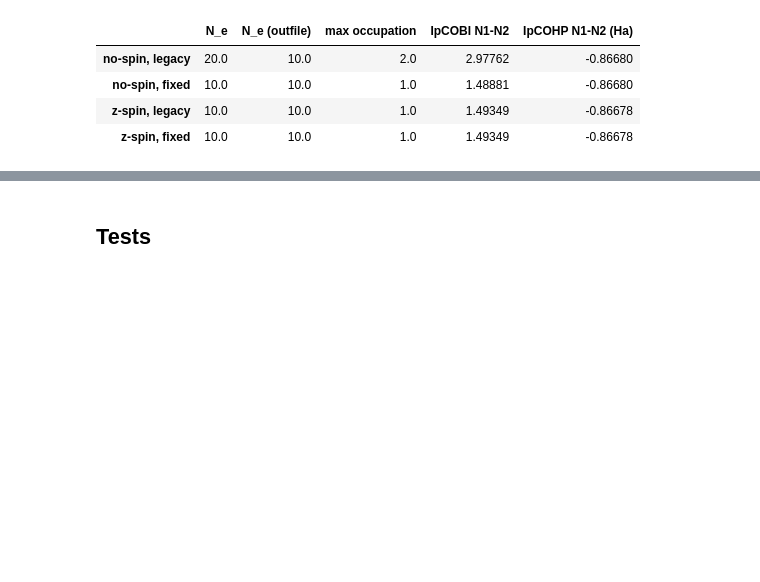
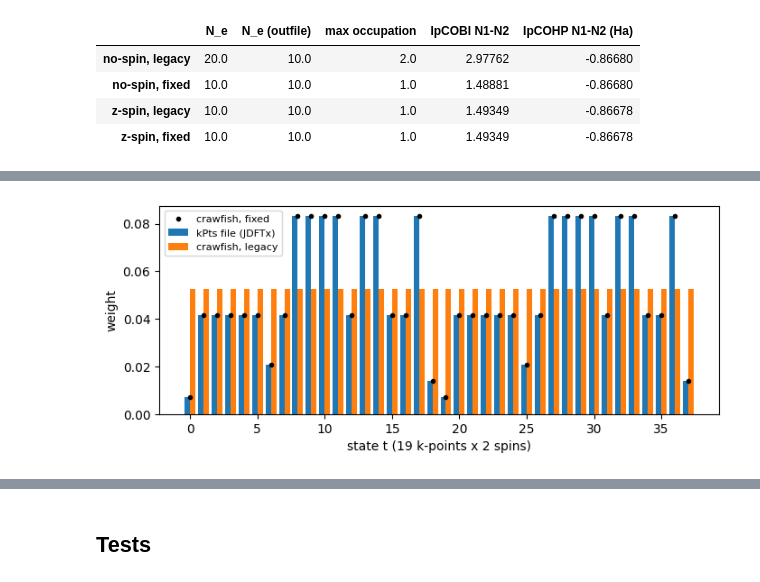
Before and after one commit to benrich37/crawfish, a Jupyter notebook: examples/fix_comparisons/F4_F8_inputs_and_normalization.ipynb, the cells around one changed output, grey strips where cells are left out. Cells and saved outputs as stored; diff of their text form; code cells hidden in the pictures; blank space fills up the shorter version.

```diff
--- a/examples/fix_comparisons/F4_F8_inputs_and_normalization.ipynb
+++ b/examples/fix_comparisons/F4_F8_inputs_and_normalization.ipynb
@@ -226,0 +226,79 @@ plt.show()
+# %%
+import warnings
+from crawfish.funcs.pcohp import _get_pcohp_tj
+from crawfish.funcs.dos import get_pdos_tj
+from crawfish.utils.indexing import get_orb_idcs
+from crawfish.io.data_parsing import parse_kptsfile
+
+GR_FULL = Path(EXAMPLE_CALC_DIRS_DIR) / "graphene_zspin_full"
+GR_SYMM = Path(EXAMPLE_CALC_DIRS_DIR) / "graphene_zspin_symm"
+GR_TR = Path(EXAMPLE_CALC_DIRS_DIR) / "graphene_zspin_tr"
+gr = {
+    "full mesh": load_edata_at("F5", fixed=True, calc_dir=GR_FULL),
+    "reduced, legacy": load_edata_at("F5", fixed=False, calc_dir=GR_SYMM),
+    "reduced, fixed": load_edata_at("F5", fixed=True, calc_dir=GR_SYMM),
+    "k/-k reduced, unfolded": load_edata_at("F5", fixed=True, calc_dir=GR_TR),
+}
+print("time-reversal run unfolded:", gr["k/-k reduced, unfolded"].time_reversal_unfolded,
+      f"({gr['k/-k reduced, unfolded'].nstates_file} computed states -> {gr['k/-k reduced, unfolded'].nstates})")
+
+def icohp(ed, image, o=None):
+    with warnings.catch_warnings():
+        warnings.simplefilter("ignore")
+        return float(np.sum(ed.occ_tj * _get_pcohp_tj(ed, 0, None, o, 1, None, o, use_cache=False, image=image)))
+
+def occ_pdos(ed, idcs, orbs):
+    return float(np.sum(ed.occ_tj * get_pdos_tj(ed.proj_tju, get_orb_idcs(ed, idcs, None, orbs), ed.wk_t)))
+
+# The weights themselves
+file_w = np.array(parse_kptsfile(GR_SYMM / "kPts")[0])
+fig, ax = plt.subplots(figsize=(8, 3))
+idx = np.arange(len(file_w))
+ax.bar(idx - 0.2, file_w, 0.4, label="kPts file (JDFTx)")
+ax.bar(idx + 0.2, gr["reduced, legacy"].wk_t, 0.4, label="crawfish, legacy")
+ax.plot(idx, gr["reduced, fixed"].wk_t, "k.", label="crawfish, fixed")
+ax.set_xlabel("state t (19 k-points x 2 spins)")
+ax.set_ylabel("weight")
+ax.legend(fontsize=8)
+savefig(fig, "F5_reduced_mesh_weights")
+plt.show()
+
+# What survives the reduction. "full mesh" is the reference; legacy runs unguarded with uniform weights
+rows = {
+    "C1-C2, all images (exact)": lambda ed: icohp(ed, "all"),
+    "s-s, all images (exact)": lambda ed: icohp(ed, "all", "s"),
+    "pz-pz, all images (invariant)": lambda ed: icohp(ed, "all", "pz"),
+    "px-px, all images (m-resolved)": lambda ed: icohp(ed, "all", "px"),
+    "one bond, R=(0,0,0) (single image)": lambda ed: icohp(ed, [0, 0, 0]),
+    "pDOS C1, all orbitals (occ.)": lambda ed: occ_pdos(ed, 0, None),
+    "pDOS C1 px (occ.)": lambda ed: occ_pdos(ed, 0, "px"),
+}
+f5_table = pd.DataFrame({name: {row: func(ed) for row, func in rows.items()}
+                         for name, ed in [("full mesh", gr["full mesh"]), ("reduced, legacy", gr["reduced, legacy"])]})
+# Fixed crawfish: same numbers where exact, but single images raise
+fixed_vals = {}
+for row, func in rows.items():
+    try:
+        with warnings.catch_warnings():
+            warnings.simplefilter("ignore")
+            fixed_vals[row] = func(gr["reduced, fixed"])
+    except ValueError:
+        fixed_vals[row] = np.nan  # raised
+f5_table["reduced, fixed"] = pd.Series(fixed_vals)
+f5_table["k/-k reduced, unfolded"] = pd.Series({row: func(gr["k/-k reduced, unfolded"]) for row, func in rows.items()})
+
+ax = f5_table.plot.barh(figsize=(9, 4.5))
+ax.axvline(0, color="black", lw=0.5)
+ax.set_xlabel("integrated value (IpCOHP in Ha, pDOS in electrons)")
+ax.set_title("Graphene 12x12: full, point-group reduced, and k/-k reduced (unfolded) meshes; missing bar = raises")
+ax.invert_yaxis()
+savefig(ax.figure, "F5_reduced_mesh_quantities")
+plt.show()
+
+try:
+    from crawfish.funcs import get_ipcohp
+    get_ipcohp(gr["reduced, fixed"], idcs1=0, idcs2=1)
+except ValueError as err:
+    print("get_ipcohp(reduced mesh, default image='nearest') raises:\n ", err)
+f5_table.round(5)
+# %% [output]
@@ -226,0 +306 @@ plt.show()
+[figure, added]
```
Also changed, not shown: parts of 8 cells of this notebook, 41 other files.
